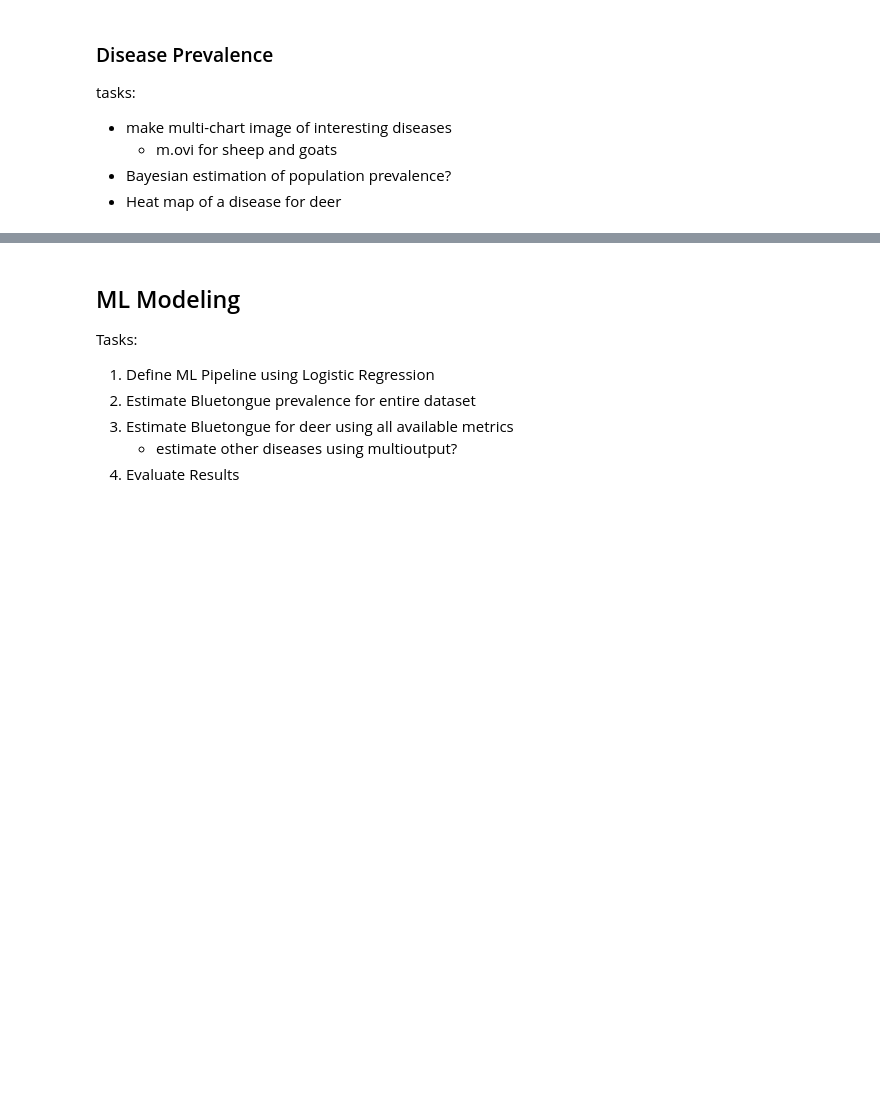
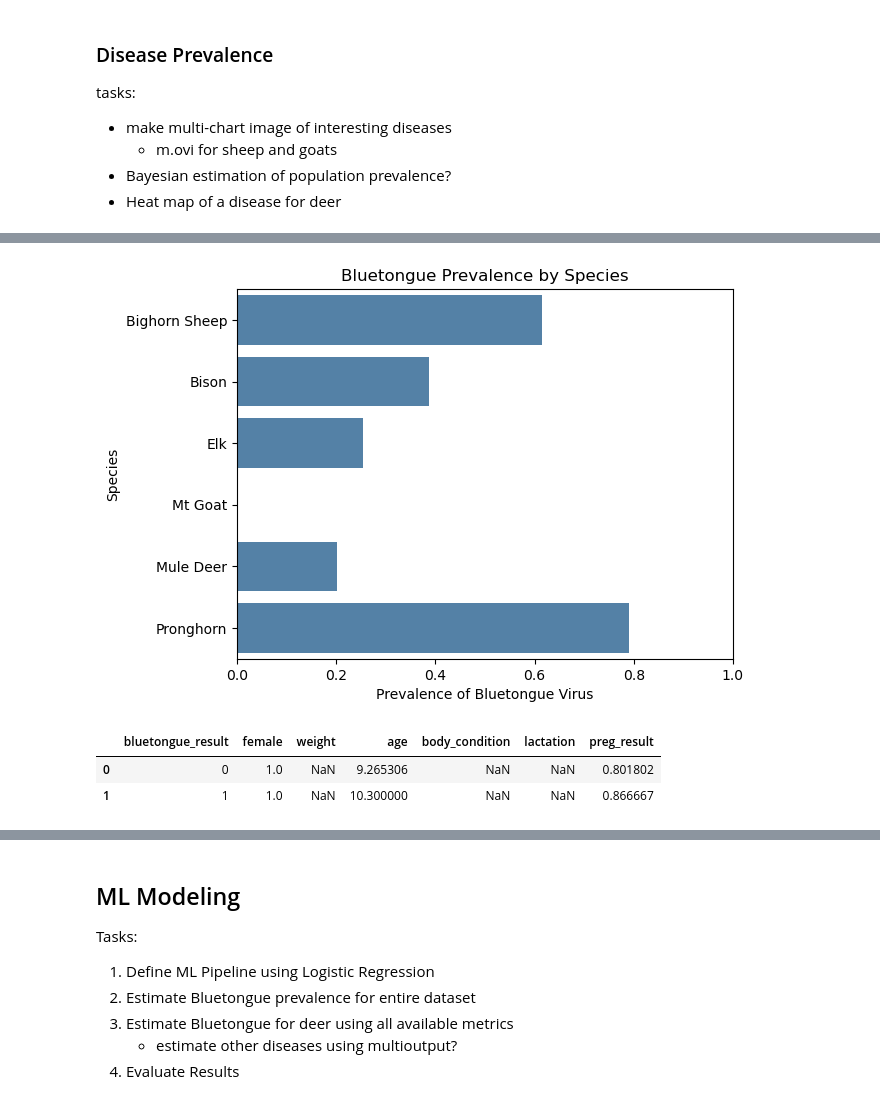
Before and after one commit to epistemetrica/utah_dwr_python, a Jupyter notebook: wildlife_disease.ipynb, the cells around one changed output, grey strips where cells are left out. Cells and saved outputs as stored; diff of their text form; code cells hidden in the pictures; blank space fills up the shorter version.

Commit message:
inspect pregnancy and bluetongue

```diff
--- a/wildlife_disease.ipynb
+++ b/wildlife_disease.ipynb
@@ -411,0 +432,22 @@ tasks:
+# %%
+#create btv prevalence df
+btv_df = df.dropna(subset='bluetongue_result')
+btv_df = btv_df[['species', 'female', 'weight', 'age', 'body_condition',
+       'lactation', 'preg_result', 'bluetongue_result']]
+btv_prev_df = btv_df.groupby('species', as_index=False).mean()
+
+#barplot by species
+p = sns.barplot(data=btv_prev_df, x='bluetongue_result', y='species', color='steelblue');
+p.set(ylabel='Species', xlabel='Prevalence of Bluetongue Virus', title= 'Bluetongue Prevalence by Species');
+p.set_xlim(0,1);
+# %% [output]
+[figure, added]
+# %%
+#build df to plot bluetongue by preg status
+btv_preg_df = btv_df[btv_df.female == 1].dropna(subset=['preg_result'])
+btv_preg_df = btv_preg_df.drop(columns='species').groupby('bluetongue_result', as_index=False).mean()
+btv_preg_df
+# %% [output]
+|  | bluetongue_result | female | weight | age | body_condition | lactation | preg_result |
+| 0 | 0 | 1.0 | NaN | 9.265306 | NaN | NaN | 0.801802 |
+| 1 | 1 | 1.0 | NaN | 10.300000 | NaN | NaN | 0.866667 |
```
Also changed, not shown: parts of 11 cells of this notebook.
